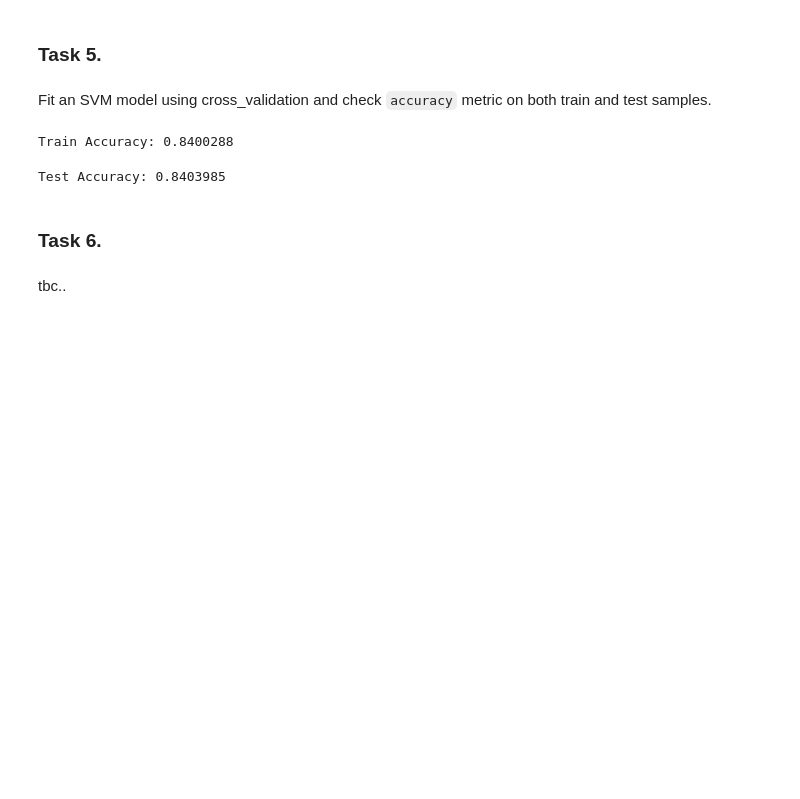
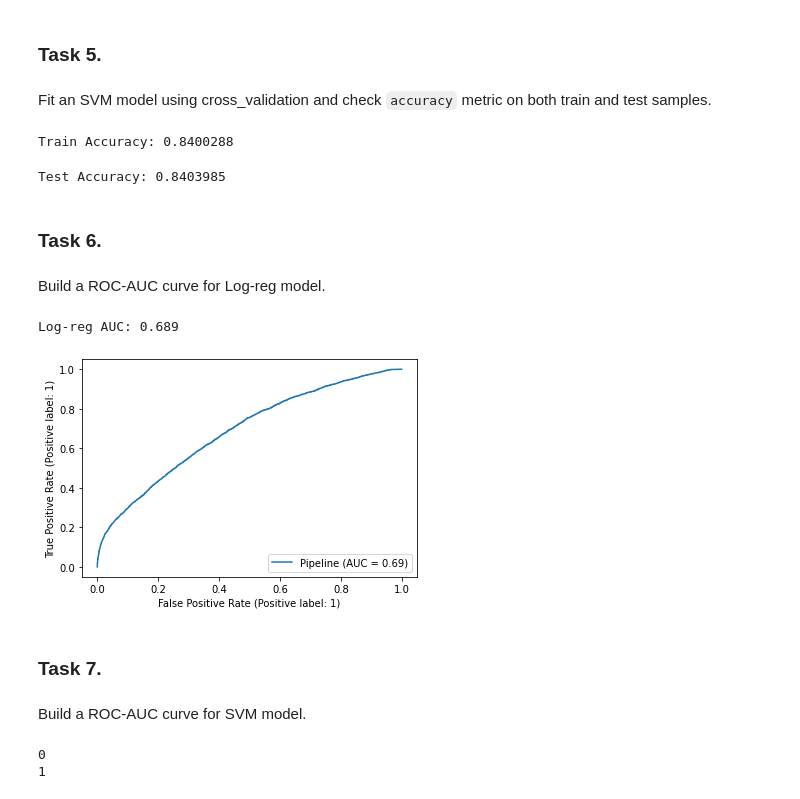
Before and after one commit to nktnlx/mle_course, a Jupyter notebook: 02_ml/13_svm.ipynb, the cells around one changed output. Drawn from its saved outputs; the diff is of its cells as text; code cells hidden in the pictures; blank space fills up the shorter version.

Commit message:
tasks 1-7 finished

```diff
--- a/02_ml/13_svm.ipynb
+++ b/02_ml/13_svm.ipynb
@@ -125,4 +125,4 @@ Test Accuracy: 0.8403985
 # %% [markdown]
 ### Task 6.
 # %% [markdown]
-tbc..
+Build a ROC-AUC curve for Log-reg model.
@@ -128,0 +133,11 @@ tbc..
+# %%
+fpr_lr, tpr_lr, thresholds = roc_curve(y_test, pipe_lr.fit(X_train, y_train).predict_proba(X_test)[:, 1])
+print(f'Log-reg AUC: {auc(fpr_lr, tpr_lr):.3f}')
+RocCurveDisplay.from_estimator(pipe_lr, X_test, y_test);
+# %% [output]
+Log-reg AUC: 0.689
+[figure, added]
+# %% [markdown]
+### Task 7.
+# %% [markdown]
+Build a ROC-AUC curve for SVM model.
@@ -128,0 +167,7 @@ tbc..
+# %%
+# Checking that probabilities are in [0, 1] range
+print(min(pred_prob))
+print(max(pred_prob))
+# %% [output]
+0
+1
```
Also changed, not shown: parts of 8 cells of this notebook.
